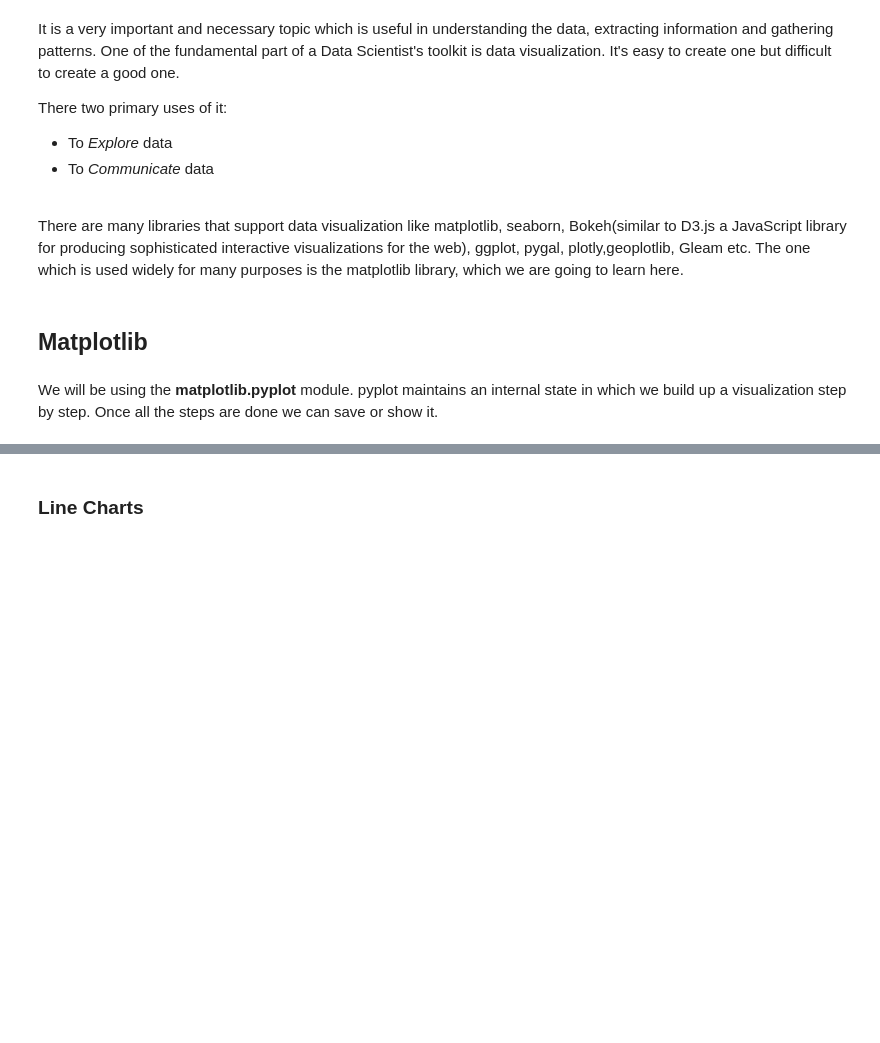
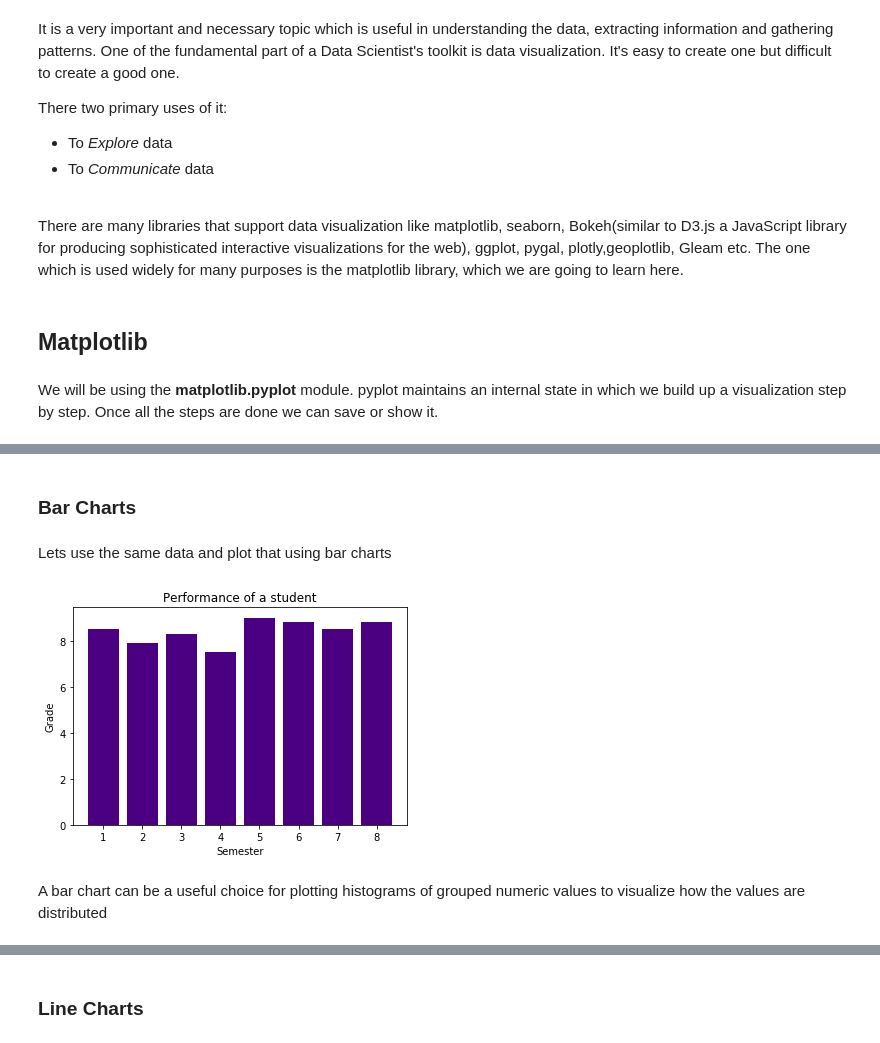
Before and after one commit to jazzy-org/Python-4, a Jupyter notebook: DataVisualization/Python_DV.ipynb, the cells around one changed output, grey strips where cells are left out. Saved outputs shown, nothing was run; the diff lists cells and outputs as text; code cells hidden in the pictures; blank space fills up the shorter version.

```diff
--- a/DataVisualization/Python_DV.ipynb
+++ b/DataVisualization/Python_DV.ipynb
@@ -17,0 +29,14 @@ import matplotlib.pyplot as plt
+# %% [markdown]
+### Bar Charts
+# %% [markdown]
+Lets use the same data and plot that using bar charts
+# %%
+plt.bar(semesters, grades, color ='indigo')
+plt.ylabel("Grade")
+plt.xlabel("Semester")
+plt.title("Performance of a student")
+plt.show()
+# %% [output]
+[figure, added]
+# %% [markdown]
+A bar chart can be a useful choice for plotting histograms of grouped numeric values to visualize how the values are distributed
```
Also changed, not shown: parts of 19 cells of this notebook.
